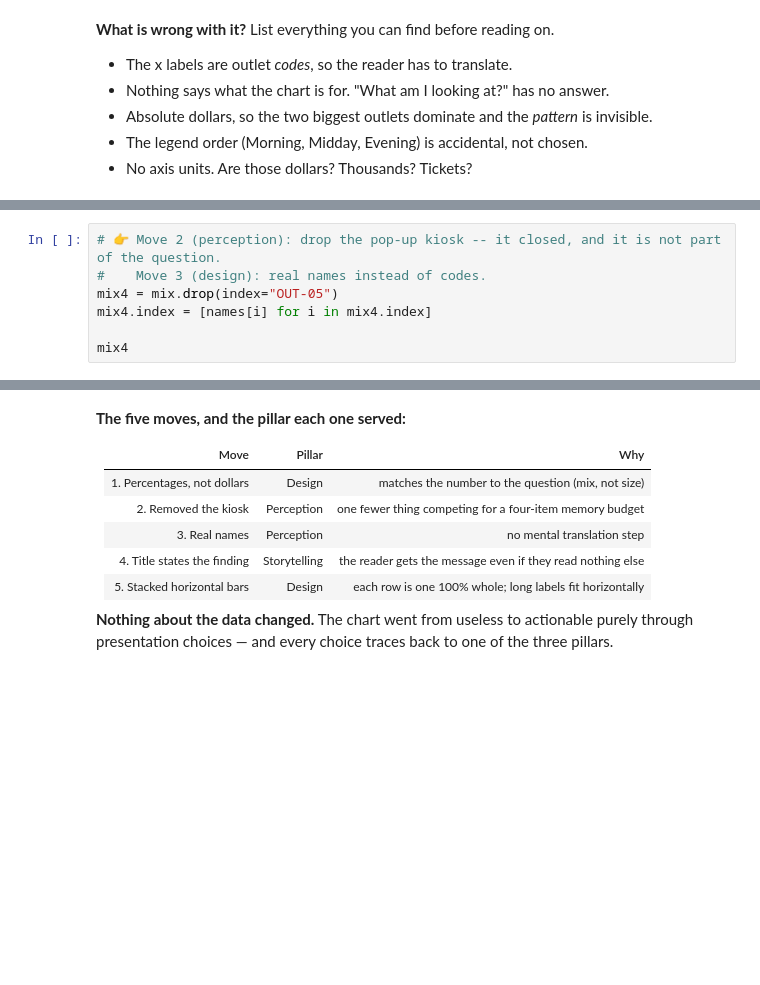
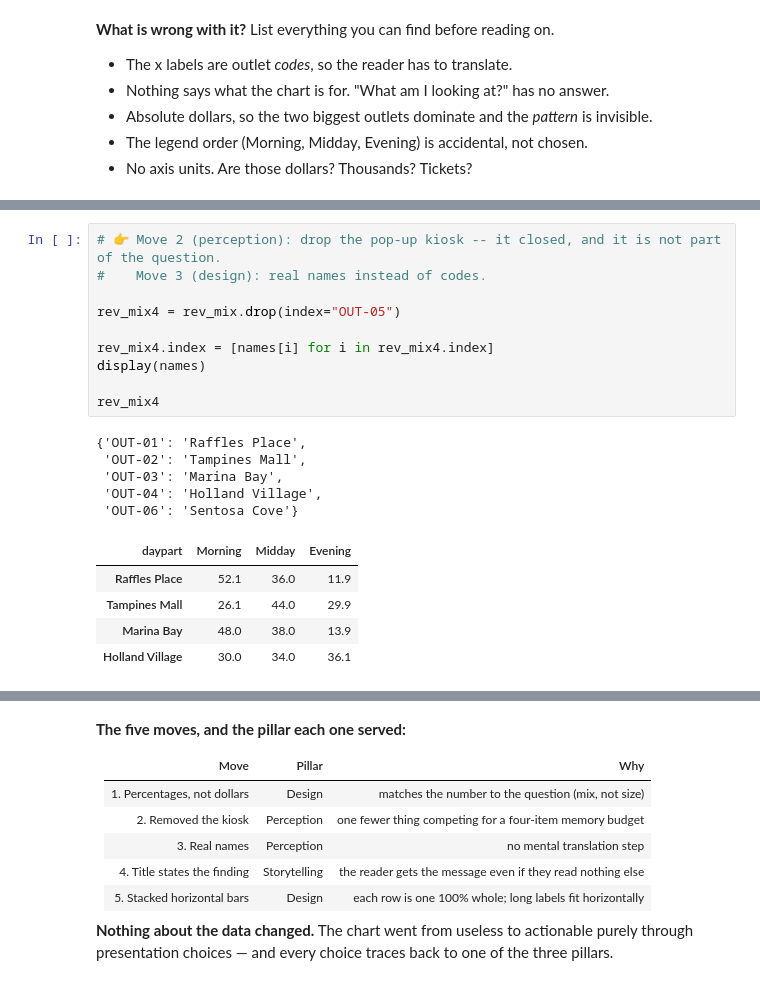
Before and after one commit to PP-123-nt/6m-data-1.10-visualization, a Jupyter notebook: notebooks/Part_1_three_pillars.ipynb, the cells around one changed output, grey strips where cells are left out. Saved outputs shown, nothing was run; the diff lists cells and outputs as text; blank space fills up the shorter version.

```diff
--- a/notebooks/Part_1_three_pillars.ipynb
+++ b/notebooks/Part_1_three_pillars.ipynb
@@ -374,10 +384,24 @@ mix
 # %%
 # 👉 Move 2 (perception): drop the pop-up kiosk -- it closed, and it is not part of the question.
 #    Move 3 (design): real names instead of codes.
-mix4 = mix.drop(index="OUT-05")
-mix4.index = [names[i] for i in mix4.index]
 
-mix4
+rev_mix4 = rev_mix.drop(index="OUT-05")
+
+rev_mix4.index = [names[i] for i in rev_mix4.index]
+display(names)
+
+rev_mix4
+# %% [output]
+{'OUT-01': 'Raffles Place',
+ 'OUT-02': 'Tampines Mall',
+ 'OUT-03': 'Marina Bay',
+ 'OUT-04': 'Holland Village',
+ 'OUT-06': 'Sentosa Cove'}
+| daypart | Morning | Midday | Evening |
+| Raffles Place | 52.1 | 36.0 | 11.9 |
+| Tampines Mall | 26.1 | 44.0 | 29.9 |
+| Marina Bay | 48.0 | 38.0 | 13.9 |
+| Holland Village | 30.0 | 34.0 | 36.1 |
 # %%
 # 👉 Moves 4 and 5, both storytelling: a title that states the finding, and a horizontal
 #    stacked bar so the three shares of each outlet read as one 100% row.
```
Also changed, not shown: parts of 5 cells of this notebook.
